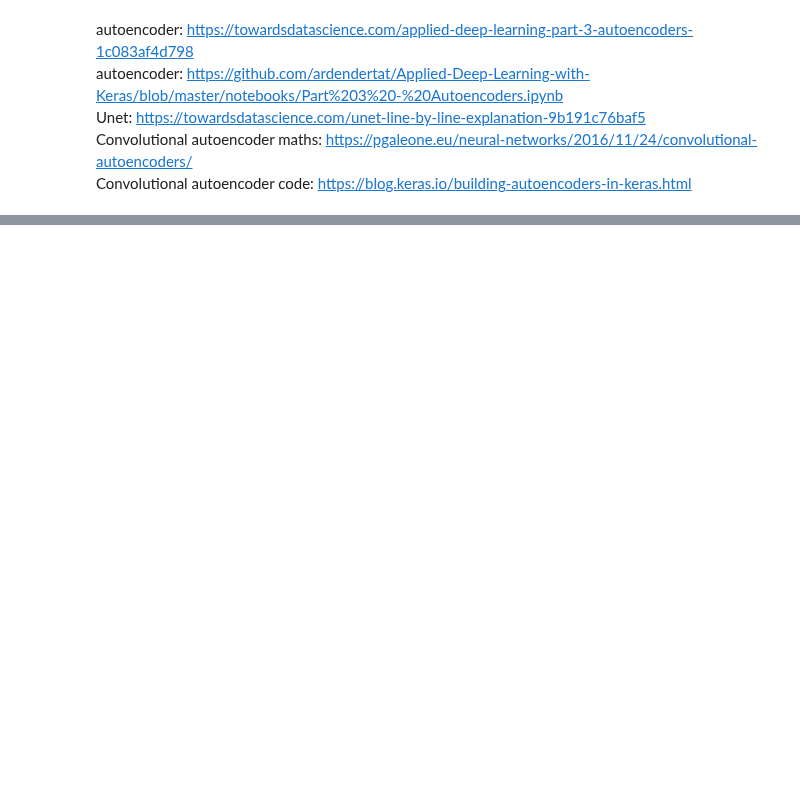
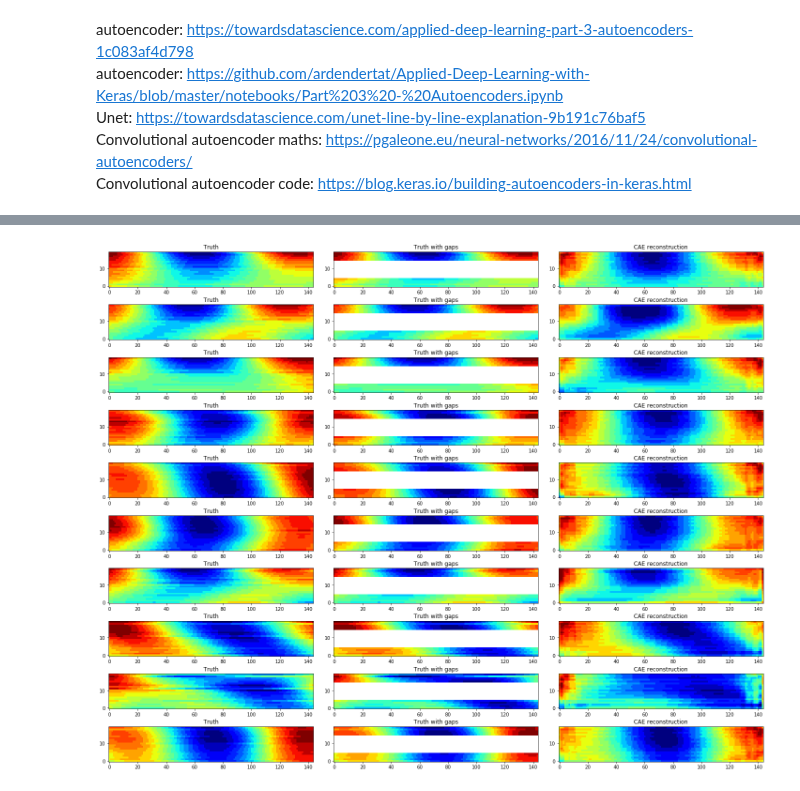
Before and after one commit to Pierre-LaurentC/IonosphericSignalRecontruction, a Jupyter notebook: Encoder_Decoder.ipynb, the cells around one changed output, grey strips where cells are left out. Cells and saved outputs as stored; diff of their text form; code cells hidden in the pictures; blank space fills up the shorter version.

```diff
--- a/Encoder_Decoder.ipynb
+++ b/Encoder_Decoder.ipynb
@@ -190,0 +220,16 @@ plt.show()
+# %%
+fig, axs = plt.subplots(10,3, figsize=(25, 20), facecolor='w', edgecolor='k')
+fig.subplots_adjust(hspace = .5, wspace=.1)
+
+axs = axs.ravel().reshape(10,3)
+
+for y in range(10):
+        axs[y][0].imshow(mx_test[y], origin='lower', cmap=plt.get_cmap('jet', 20) , aspect='auto')
+        axs[y][0].set_title("Truth")
+        axs[y][1].imshow(mx_test_lines_nan[y], origin='lower', cmap=plt.get_cmap('jet', 20) , aspect='auto')
+        axs[y][1].set_title("Truth with gaps")
+        axs[y][2].imshow(convolutional_autoencoder.predict(np.expand_dims(np.expand_dims(mx_test_lines[y], 3), 0)).reshape(20,144), origin='lower', cmap=plt.get_cmap('jet', 20) , aspect='auto')
+        axs[y][2].set_title("CAE reconstruction")
+fig.savefig("Predictions")
+# %% [output]
+[figure, added]
```
Also changed, not shown: parts of 15 cells of this notebook, 2 other files.
